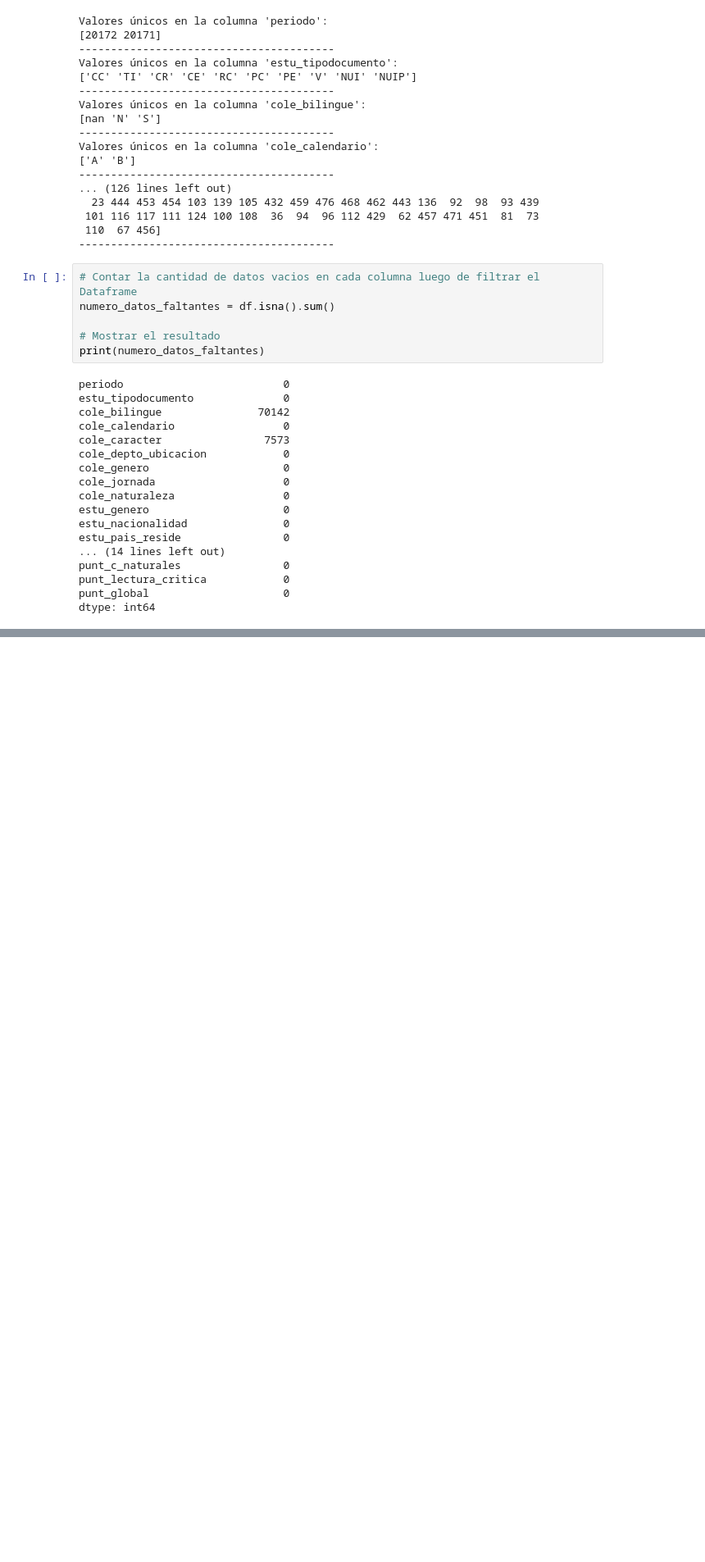
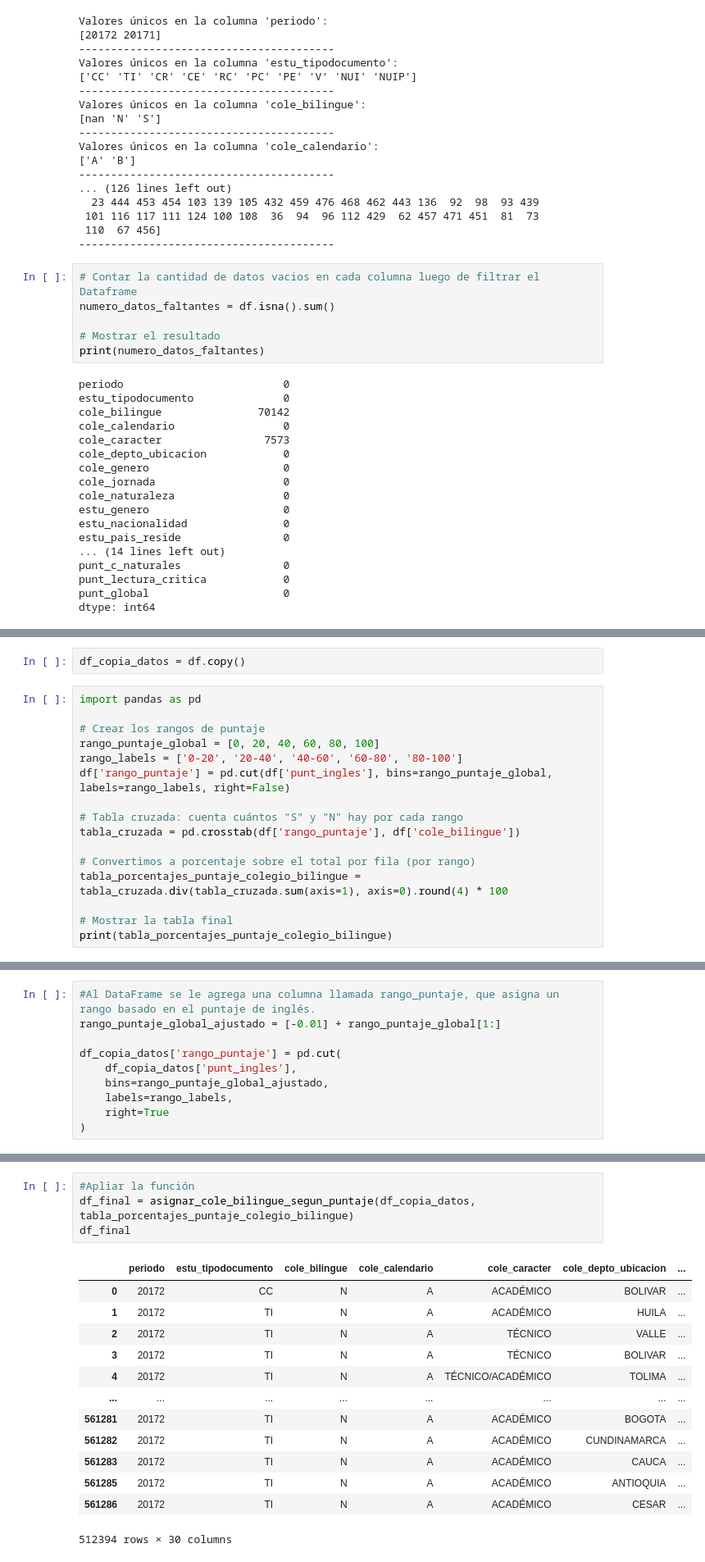
Before and after one commit to Mariapaulaestupinan/Proyecto-2-Analitica, a Jupyter notebook: limpieza_de_datos/Limpieza de datos.ipynb, the cells around one changed output, grey strips where cells are left out. Shown: that part at 82% size. Drawn from its saved outputs; the diff is of its cells as text; blank space fills up the shorter version.

Commit message:
Completar los datos faltantes de la columna cole_bilingue

```diff
--- a/limpieza_de_datos/Limpieza de datos.ipynb
+++ b/limpieza_de_datos/Limpieza de datos.ipynb
@@ -171,0 +174,18 @@ dtype: int64
+# %%
+df_copia_datos = df.copy()
+# %%
+import pandas as pd
+
+# Crear los rangos de puntaje
+rango_puntaje_global = [0, 20, 40, 60, 80, 100]
+rango_labels = ['0-20', '20-40', '40-60', '60-80', '80-100']
+df['rango_puntaje'] = pd.cut(df['punt_ingles'], bins=rango_puntaje_global, labels=rango_labels, right=False)
+
+# Tabla cruzada: cuenta cuántos "S" y "N" hay por cada rango
+tabla_cruzada = pd.crosstab(df['rango_puntaje'], df['cole_bilingue'])
+
+# Convertimos a porcentaje sobre el total por fila (por rango)
+tabla_porcentajes_puntaje_colegio_bilingue = tabla_cruzada.div(tabla_cruzada.sum(axis=1), axis=0).round(4) * 100
+
+# Mostrar la tabla final
+print(tabla_porcentajes_puntaje_colegio_bilingue)
@@ -171,0 +200,10 @@ dtype: int64
+# %%
+#Al DataFrame se le agrega una columna llamada rango_puntaje, que asigna un rango basado en el puntaje de inglés.
+rango_puntaje_global_ajustado = [-0.01] + rango_puntaje_global[1:]
+
+df_copia_datos['rango_puntaje'] = pd.cut(
+    df_copia_datos['punt_ingles'],
+    bins=rango_puntaje_global_ajustado,
+    labels=rango_labels,
+    right=True
+)
@@ -171,0 +273,18 @@ dtype: int64
+# %%
+#Apliar la función
+df_final = asignar_cole_bilingue_segun_puntaje(df_copia_datos, tabla_porcentajes_puntaje_colegio_bilingue)
+df_final
+# %% [output]
+|  | periodo | estu_tipodocumento | cole_bilingue | cole_calendario | cole_caracter | cole_depto_ubicacion | ... |
+| 0 | 20172 | CC | N | A | ACADÉMICO | BOLIVAR | ... |
+| 1 | 20172 | TI | N | A | ACADÉMICO | HUILA | ... |
+| 2 | 20172 | TI | N | A | TÉCNICO | VALLE | ... |
+| 3 | 20172 | TI | N | A | TÉCNICO | BOLIVAR | ... |
+| 4 | 20172 | TI | N | A | TÉCNICO/ACADÉMICO | TOLIMA | ... |
+| ... | ... | ... | ... | ... | ... | ... | ... |
+| 561281 | 20172 | TI | N | A | ACADÉMICO | BOGOTA | ... |
+| 561282 | 20172 | TI | N | A | ACADÉMICO | CUNDINAMARCA | ... |
+| 561283 | 20172 | TI | N | A | ACADÉMICO | CAUCA | ... |
+| 561285 | 20172 | TI | N | A | ACADÉMICO | ANTIOQUIA | ... |
+| 561286 | 20172 | TI | N | A | ACADÉMICO | CESAR | ... |
+512394 rows × 30 columns
```
Also changed, not shown: parts of 12 cells of this notebook.
